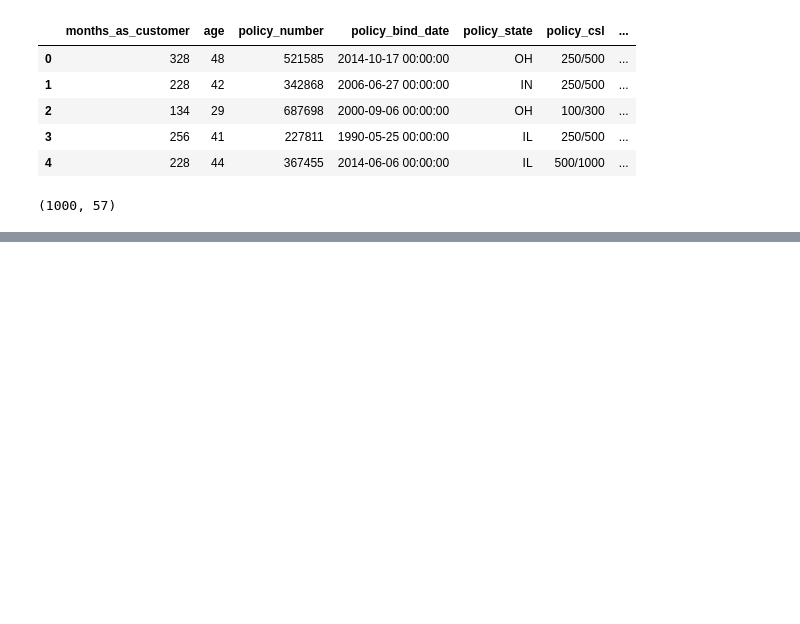
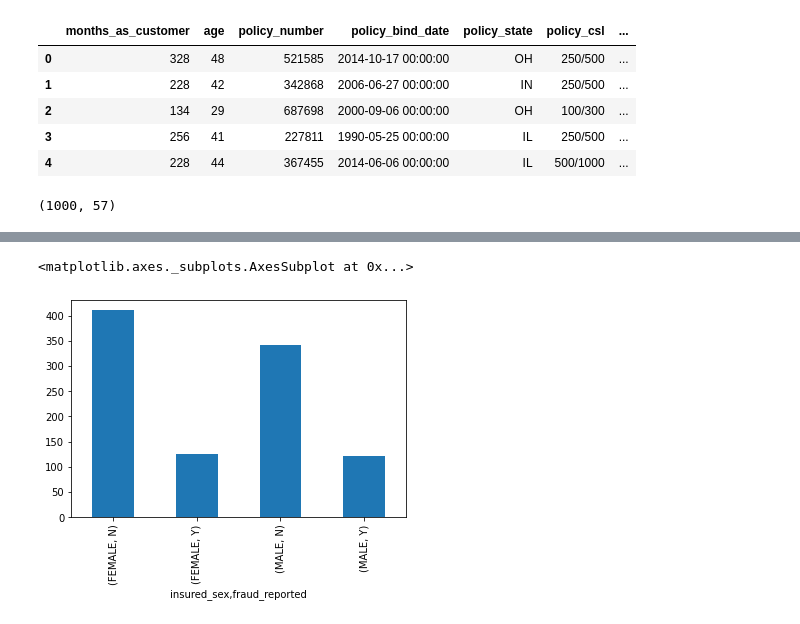
Before and after one commit to Priyabrat845/Insurance-fraud-detection, a Jupyter notebook: Insurance_claim_fraud_detection.ipynb, the cells around one changed output, grey strips where cells are left out. Saved outputs shown, nothing was run; the diff lists cells and outputs as text; code cells hidden in the pictures; blank space fills up the shorter version.

```diff
--- a/Insurance_claim_fraud_detection.ipynb
+++ b/Insurance_claim_fraud_detection.ipynb
@@ -31,0 +269,5 @@ data.shape
+# %%
+data.groupby('insured_sex')['fraud_reported'].value_counts().plot.bar()
+# %% [output]
+<matplotlib.axes._subplots.AxesSubplot at 0x...>
+[figure, added]
```
Also changed, not shown: parts of 39 cells of this notebook.
